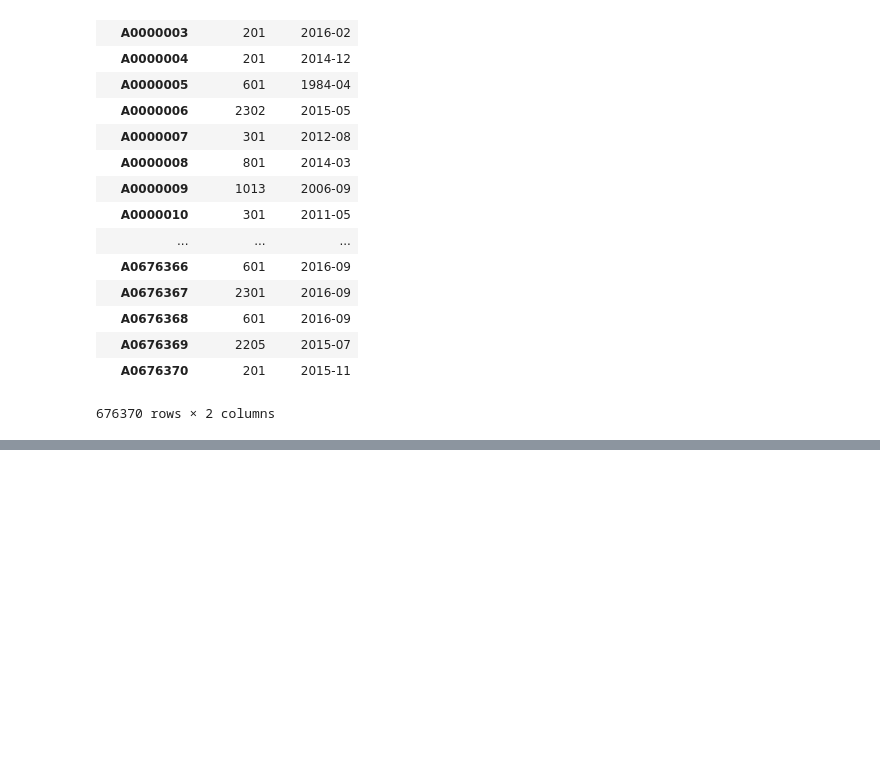
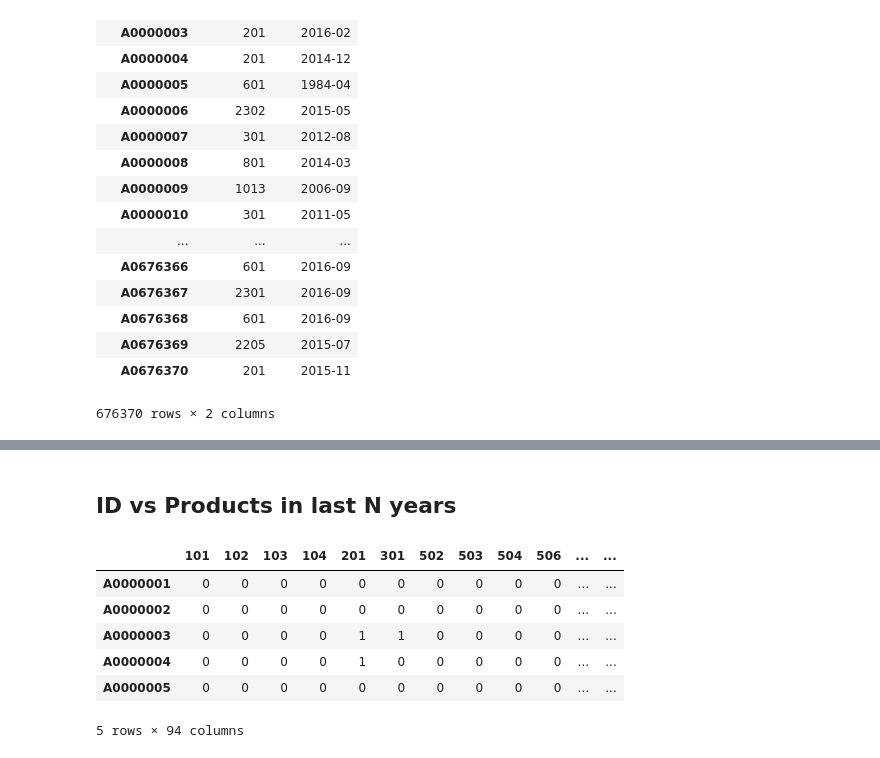
Before and after one commit to SaucePan1/CMDatathon, a Jupyter notebook: VisualizeData.ipynb, the cells around one changed output, grey strips where cells are left out. Drawn from its saved outputs; the diff is of its cells as text; code cells hidden in the pictures; blank space fills up the shorter version.

```diff
--- a/VisualizeData.ipynb
+++ b/VisualizeData.ipynb
@@ -483,0 +524,26 @@ import sklearn.feature_selection as fs
+# %%
+dataLastN = dataLastN[dataLastN.Year >= 2017-N_YEARS]
+# %% [markdown]
+## ID vs Products in last N years
+# %%
+colnames = data.Cod_Prod.unique()
+colnames.sort()
+rownames = data.ID_Customer.unique()
+rownames.sort()
+idVSProdLastN = pd.DataFrame(data=np.zeros((data.ID_Customer.unique().size,data.Cod_Prod.unique().size)),columns=colnames,index=rownames,dtype=int)
+# %%
+groupedDataLastN = dataLastN.groupby(['ID_Customer','Cod_Prod'])['Cod_Prod'].count()
+# %%
+for product in groupedDataLastN.index.levels[1].values:
+    columna = groupedDataLastN[:,product]
+    idVSProdLastN.loc[columna.index,product] = columna.values
+# %%
+idVSProdLastN.head()
+# %% [output]
+|  | 101 | 102 | 103 | 104 | 201 | 301 | 502 | 503 | 504 | 506 | ... | ... |
+| A0000001 | 0 | 0 | 0 | 0 | 0 | 0 | 0 | 0 | 0 | 0 | ... | ... |
+| A0000002 | 0 | 0 | 0 | 0 | 0 | 0 | 0 | 0 | 0 | 0 | ... | ... |
+| A0000003 | 0 | 0 | 0 | 0 | 1 | 1 | 0 | 0 | 0 | 0 | ... | ... |
+| A0000004 | 0 | 0 | 0 | 0 | 1 | 0 | 0 | 0 | 0 | 0 | ... | ... |
+| A0000005 | 0 | 0 | 0 | 0 | 0 | 0 | 0 | 0 | 0 | 0 | ... | ... |
+5 rows × 94 columns
```
Also changed, not shown: parts of 22 cells of this notebook.
